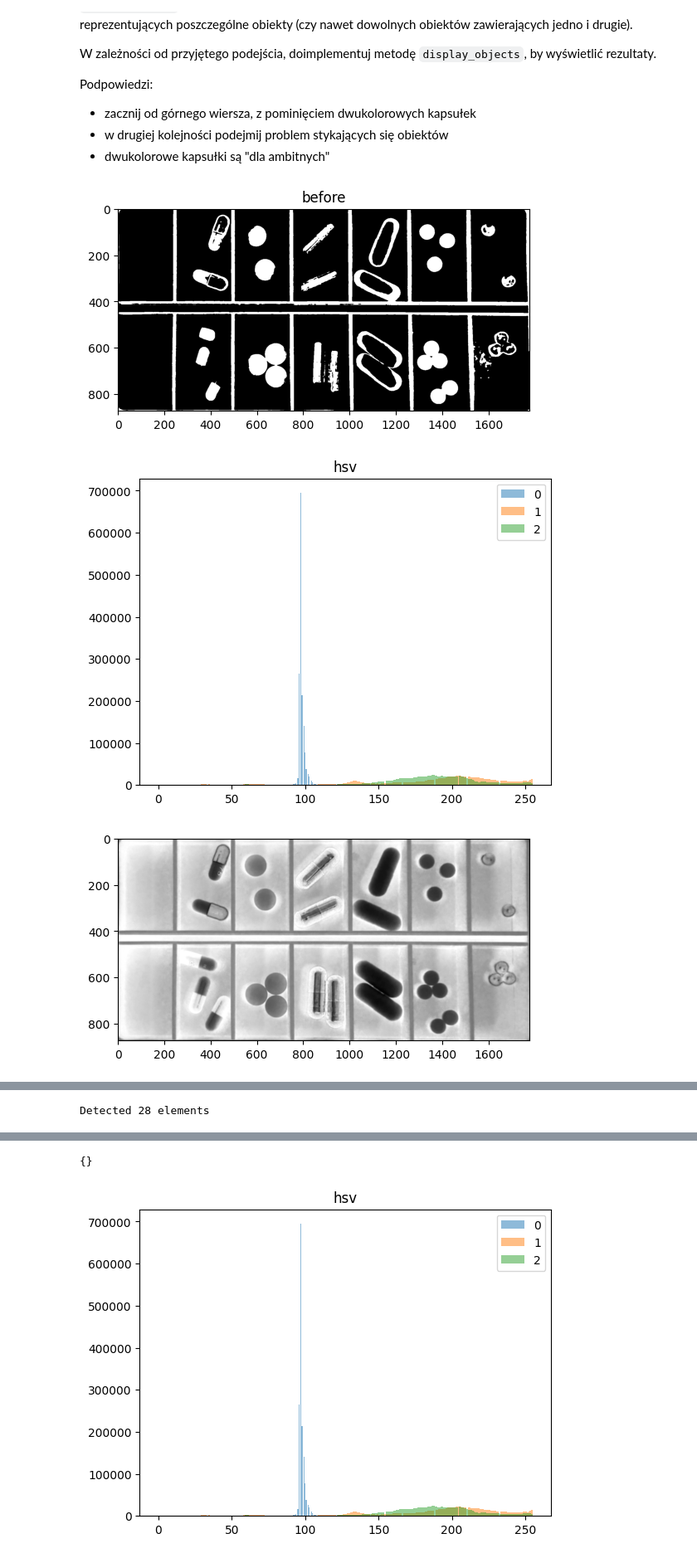
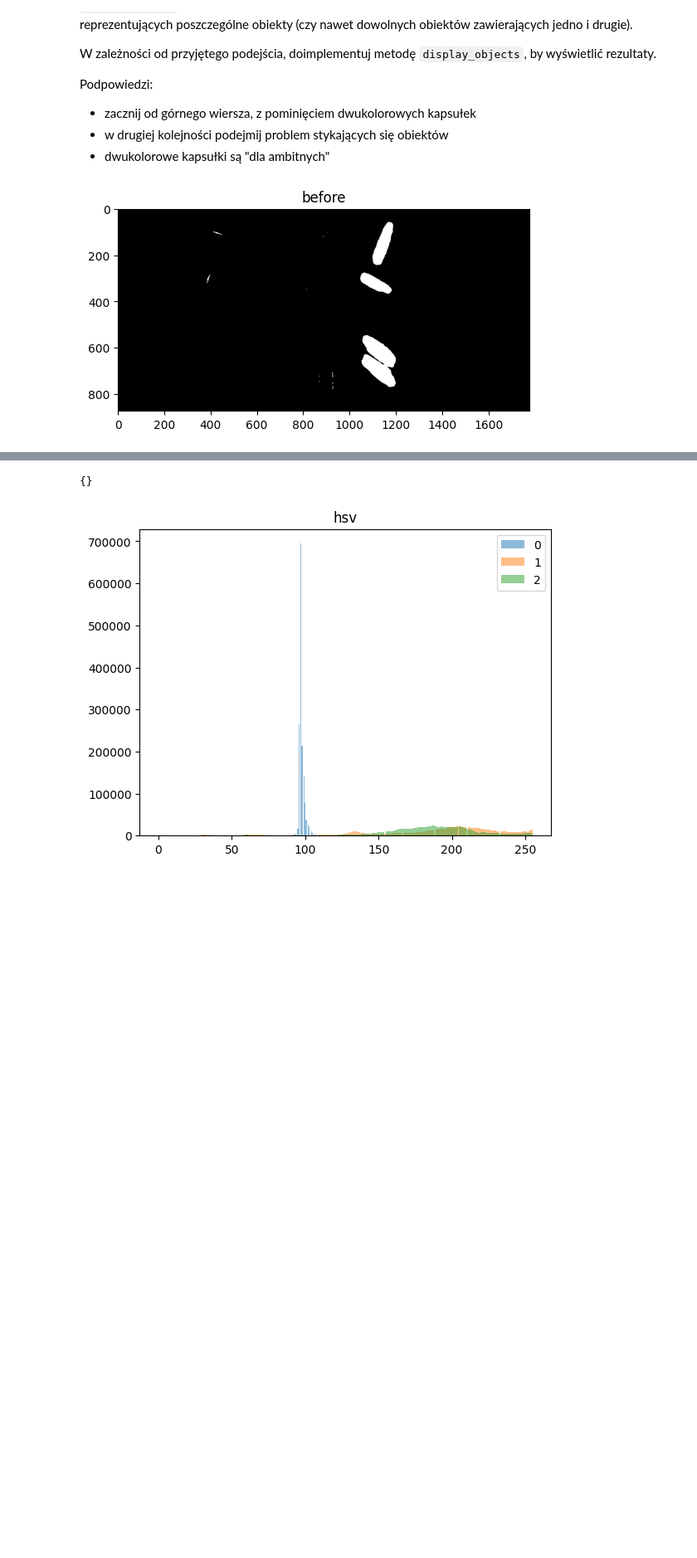
Before and after one commit to mprzymus/image-analysis, a Jupyter notebook: l5/Lab5_zadanie.ipynb, the cells around one changed output, grey strips where cells are left out. Shown at 83% size. Cells and saved outputs as stored; diff of their text form; code cells hidden in the pictures; blank space fills up the shorter version.

```diff
--- a/l5/Lab5_zadanie.ipynb
+++ b/l5/Lab5_zadanie.ipynb
@@ -187,9 +187,6 @@ def detect_objects(calib: np.ndarray, **kwargs) -> List:
 
     calib_croped = blur_img(calib_croped)
 
-    _, mask_green = cv2.threshold(
-        (calib_croped[..., 0] - 10) % 255, 58, 255, cv2.THRESH_BINARY_INV)
-
     # _, mask_white = cv2.threshold(
     #     calib_croped[..., 2], 200, 255, cv2.THRESH_BINARY_INV)
 
@@ -197,53 +194,60 @@ def detect_objects(calib: np.ndarray, **kwargs) -> List:
     # _, croped_mask_rest = cv2.threshold(calib_croped[..., 0], 99, 255, cv2.THRESH_BINARY)
     _, mask_long_white = cv2.threshold(
         calib_croped[..., 1], 50, 255, cv2.THRESH_BINARY_INV)
+    mask_long_white = morph_img(mask_long_white)
 
-    mask_long_white = morph_img(mask_long_white)
+    _, mask_green = cv2.threshold(
+        (calib_croped[..., 0] - 10) % 255, 58, 255, cv2.THRESH_BINARY_INV)
     mask_green = morph_img(mask_green, dilate_kernel=(
         20, 20), erode_kernel=(30, 30))
+
     rest_for_mask = (calib_croped[..., 1] - 55) % 255
-
     _, mask_rest = cv2.threshold(
         rest_for_mask, 100, 255, cv2.THRESH_BINARY_INV)
 
+    black_for_mask = calib_croped[...,1]
+    _, mask_black = cv2.threshold(
+        black_for_mask, 50, 255, cv2.THRESH_BINARY_INV)
+
     if verbose:
-        plt.imshow(mask_rest, cmap='gray')
+        plt.imshow(mask_black, cmap='gray')
         plt.title('before')
         plt.show()
+    mask_black = morph_img(mask_black, dilate_kernel=(10, 10), erode_kernel=(20, 20))
 
     mask_rest = morph_img(mask_rest, dilate_kernel=(
         20, 20), erode_kernel=(35, 35))
 
     red_for_mask = (calib_croped[..., 0] - 10) % 255
     _, mask_red = cv2.threshold(
         red_for_mask, 200, 255, cv2.THRESH_BINARY)
     mask_red = morph_img(mask_red, dilate_kernel=(
         30, 30), erode_kernel=(1, 1))
 
 
     if verbose:
-        show_hist(calib_croped, title='hsv', channels=[0, 1, 2])
-        plt.imshow(calib_croped[...,1], cmap='gray')
+        # show_hist(calib_croped, title='hsv', channels=[0, 1, 2])
+        plt.imshow(calib_croped[..., 1], cmap='gray')
         plt.show()
-        plt.imshow(calib_croped[...,2], cmap='gray')
+        plt.imshow(calib_croped[..., 2], cmap='gray')
+        plt.show()
+        plt.imshow(black_for_mask, cmap='gray')
         plt.show()
 
     cn_long_white = get_countours(mask_long_white)
     cn_long_white = move_countours(cn_long_white, x, y, margin)
 
     cn_green = get_countours(mask_green)
     cn_green = move_countours(cn_green, x, y, margin)
 
     cn_rest = get_countours(mask_rest + mask_red)
     cn_rest = move_countours(cn_rest, x, y, margin)
 
     return cn_long_white + cn_green + cn_rest
 
 
 cn = detect_objects(calib.copy(), verbose=True)
 print(f'Detected {len(cn)} elements')
 display_cont(cn, cv2.cvtColor(calib, cv2.COLOR_BGR2RGB))
 # %% [output]
-[figure, old version]
+[figure, new version]
-[figure, removed]
-[figure, removed]
@@ -251 +253,0 @@ display_cont(cn, cv2.cvtColor(calib, cv2.COLOR_BGR2RGB))
-Detected 28 elements
```
Also changed, not shown: parts of 1 cell of this notebook.
